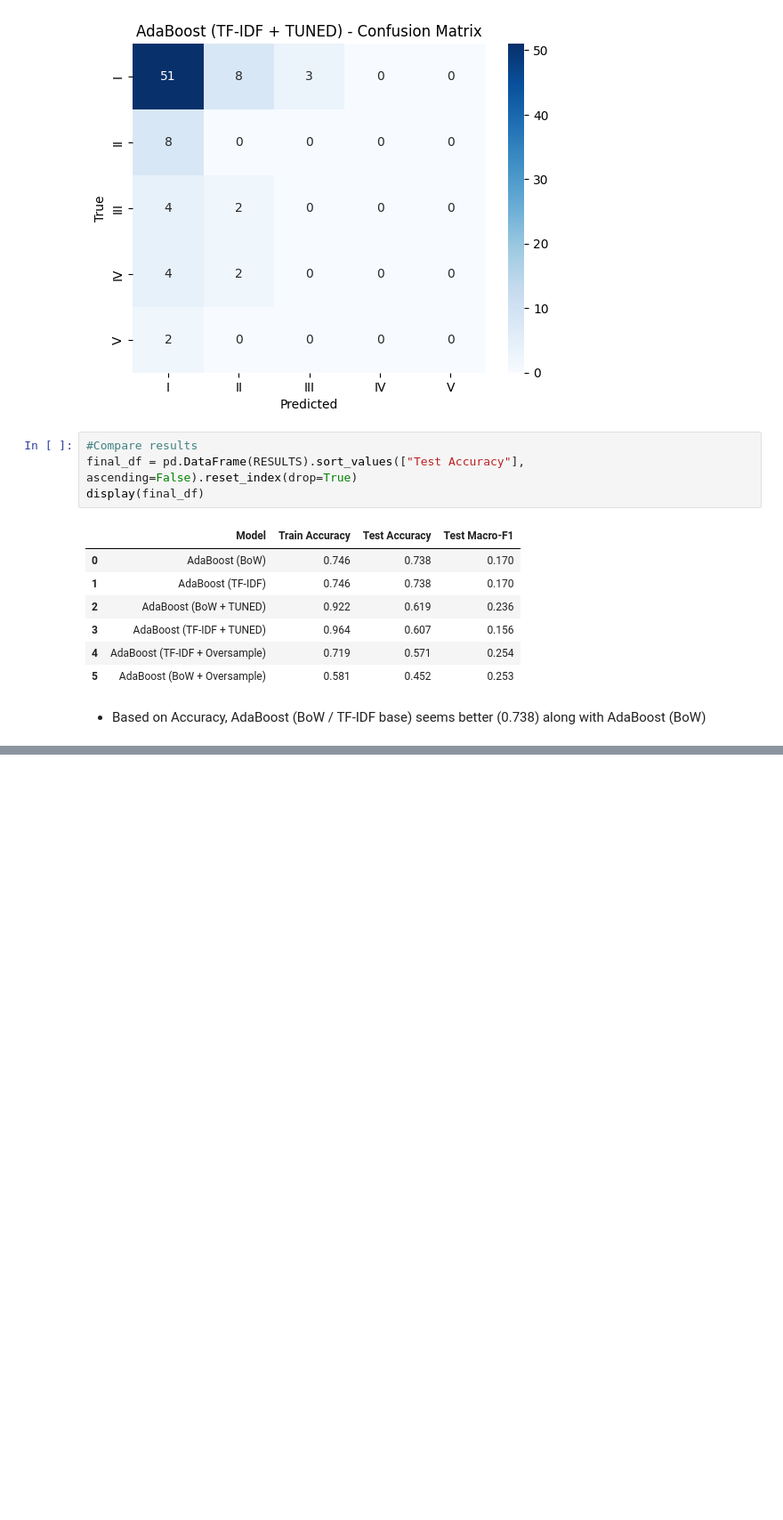
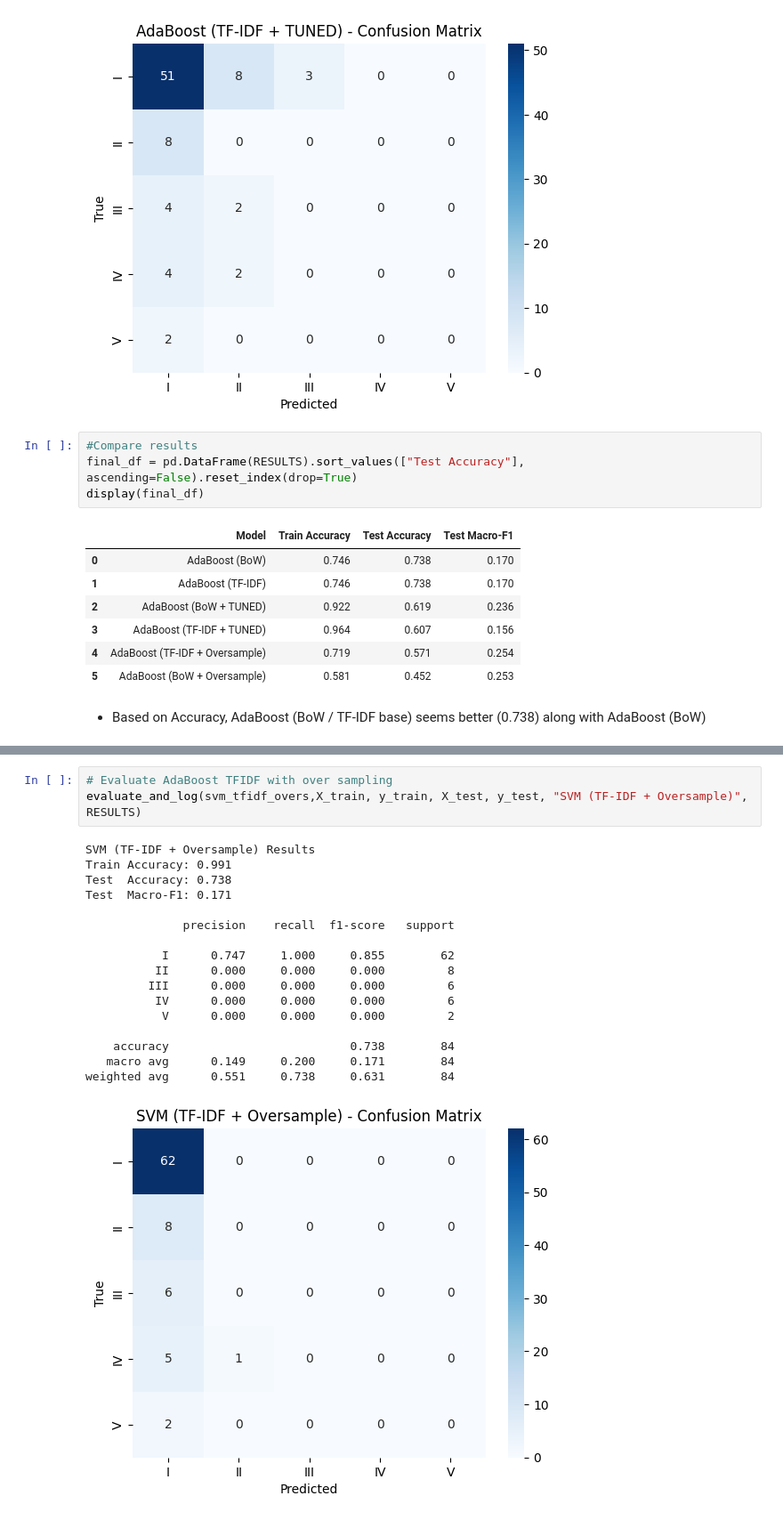
Before and after one commit to ABHINAVRISHI1983/nlp-chat-bot, a Jupyter notebook: NLPChatbot.ipynb, the cells around one changed output, grey strips where cells are left out. Shown at 89% size. Saved outputs shown, nothing was run; the diff lists cells and outputs as text; blank space fills up the shorter version.

```diff
--- a/NLPChatbot.ipynb
+++ b/NLPChatbot.ipynb
@@ -680,0 +783,21 @@ display(final_df)
+# %%
+# Evaluate AdaBoost TFIDF with over sampling
+evaluate_and_log(svm_tfidf_overs,X_train, y_train, X_test, y_test, "SVM (TF-IDF + Oversample)", RESULTS)
+# %% [output]
+SVM (TF-IDF + Oversample) Results
+Train Accuracy: 0.991
+Test  Accuracy: 0.738
+Test  Macro-F1: 0.171
+
+              precision    recall  f1-score   support
+
+           I      0.747     1.000     0.855        62
+          II      0.000     0.000     0.000         8
+         III      0.000     0.000     0.000         6
+          IV      0.000     0.000     0.000         6
+           V      0.000     0.000     0.000         2
+
+    accuracy                          0.738        84
+   macro avg      0.149     0.200     0.171        84
+weighted avg      0.551     0.738     0.631        84
+[figure, added]
```
Also changed, not shown: parts of 13 cells of this notebook.
